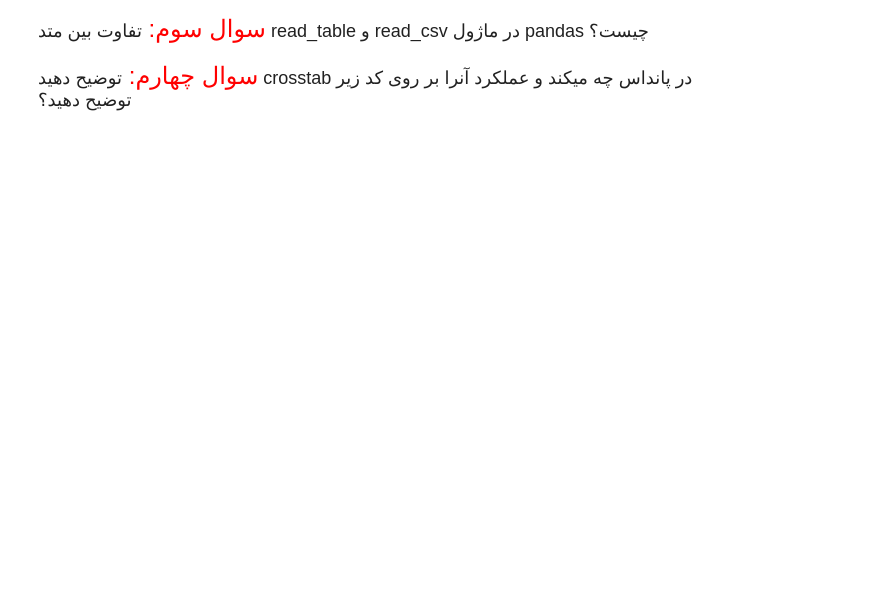
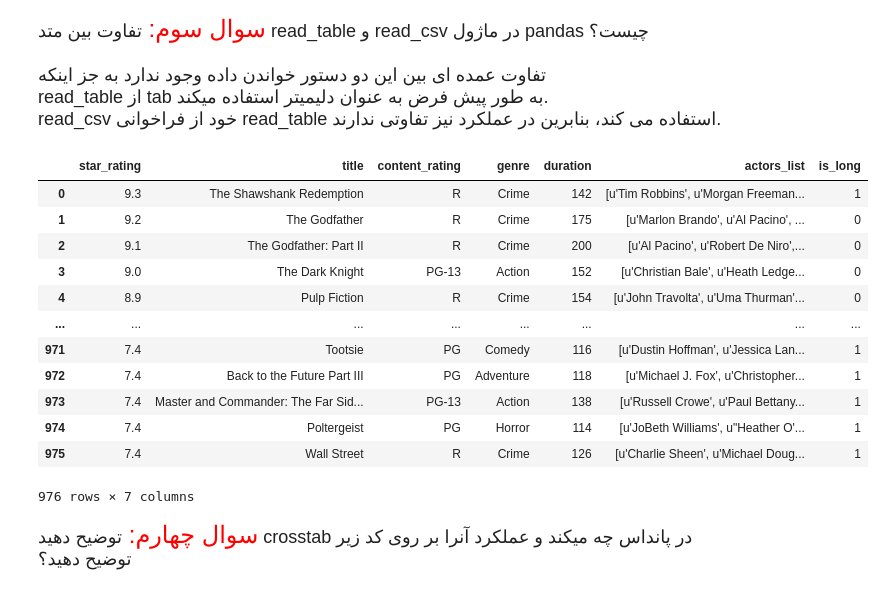
Before and after one commit to MapsaBootCamp/ML3_EXERCISE, a Jupyter notebook: week3_exercise.ipynb, the cells around one changed output. Drawn from its saved outputs; the diff is of its cells as text; code cells hidden in the pictures; blank space fills up the shorter version.

```diff
--- a/week3_exercise.ipynb
+++ b/week3_exercise.ipynb
@@ -189,8 +372,32 @@ movies.describe()
         <br/>
     </font>
 </div>
+# %% [markdown]
+<div dir = "rtl" style="direction:rtl;line-height:300%;">
+	<font face="XB Zar" size=4>
+        تفاوت عمده ای بین این دو دستور خواندن داده وجود ندارد به جز اینکه
+        <br/>
+        read_table از tab به طور پیش فرض به عنوان دلیمیتر استفاده میکند.
+        <br/>
+        read_csv خود از فراخوانی read_table استفاده می کند، بنابرین در عملکرد نیز تفاوتی ندارند.
+    </font>
+</div>
 # %%
-#TODO
+pd.read_table("Movies.csv",delimiter=",")
+# %% [output]
+|  | star_rating | title | content_rating | genre | duration | actors_list | is_long |
+| 0 | 9.3 | The Shawshank Redemption | R | Crime | 142 | [u'Tim Robbins', u'Morgan Freeman... | 1 |
+| 1 | 9.2 | The Godfather | R | Crime | 175 | [u'Marlon Brando', u'Al Pacino', ... | 0 |
+| 2 | 9.1 | The Godfather: Part II | R | Crime | 200 | [u'Al Pacino', u'Robert De Niro',... | 0 |
+| 3 | 9.0 | The Dark Knight | PG-13 | Action | 152 | [u'Christian Bale', u'Heath Ledge... | 0 |
+| 4 | 8.9 | Pulp Fiction | R | Crime | 154 | [u'John Travolta', u'Uma Thurman'... | 0 |
+| ... | ... | ... | ... | ... | ... | ... | ... |
+| 971 | 7.4 | Tootsie | PG | Comedy | 116 | [u'Dustin Hoffman', u'Jessica Lan... | 1 |
+| 972 | 7.4 | Back to the Future Part III | PG | Adventure | 118 | [u'Michael J. Fox', u'Christopher... | 1 |
+| 973 | 7.4 | Master and Commander: The Far Sid... | PG-13 | Action | 138 | [u'Russell Crowe', u'Paul Bettany... | 1 |
+| 974 | 7.4 | Poltergeist | PG | Horror | 114 | [u'JoBeth Williams', u"Heather O'... | 1 |
+| 975 | 7.4 | Wall Street | R | Crime | 126 | [u'Charlie Sheen', u'Michael Doug... | 1 |
+976 rows × 7 columns
 # %% [markdown]
 <div dir = "rtl" style="direction:rtl;line-height:300%;">
 	<font face="XB Zar" size=4>
```
Also changed, not shown: parts of 39 cells of this notebook.
